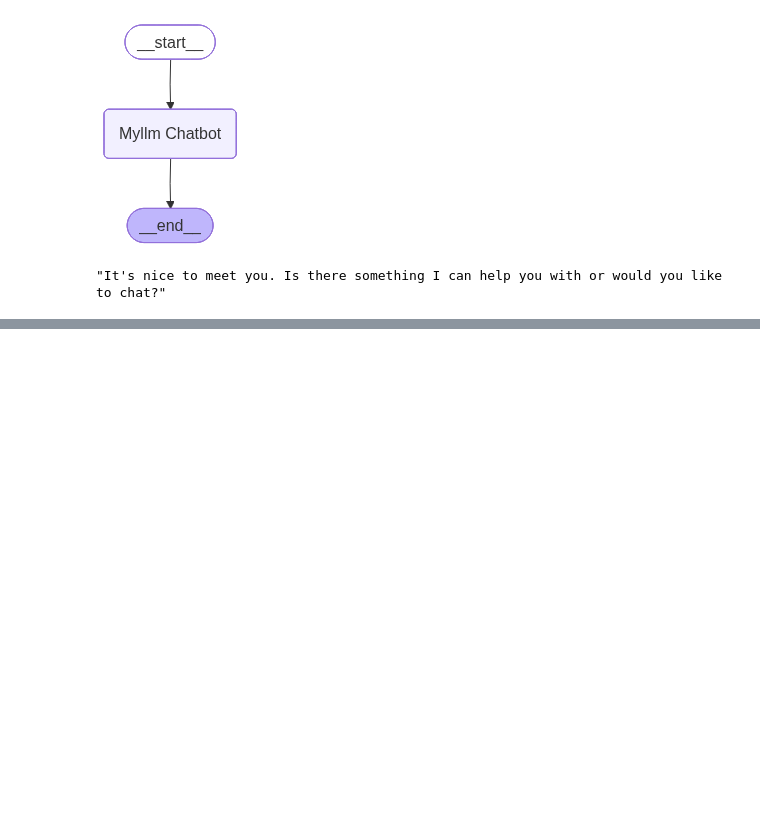
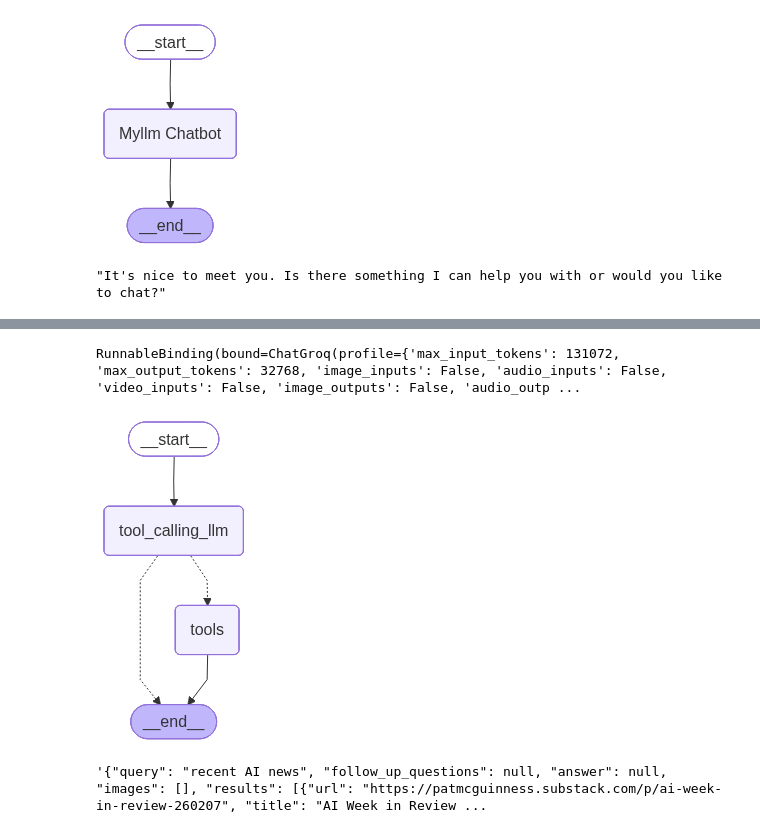
Before and after one commit to KarChikey420/LanggraphPractice, a Jupyter notebook: BasicChatbot/1-basicchatbot.ipynb, the cells around one changed output, grey strips where cells are left out. Drawn from its saved outputs; the diff is of its cells as text; code cells hidden in the pictures; blank space fills up the shorter version.

```diff
--- a/BasicChatbot/1-basicchatbot.ipynb
+++ b/BasicChatbot/1-basicchatbot.ipynb
@@ -54,0 +63,4 @@ response["messages"][-1].content
+# %%
+from langchain_tavily import TavilySearch
+tool = TavilySearch(tavily_api_key=os.getenv("TAVILY_API_KEY"), max_results=2)
+tool.invoke("what is langgraph")
@@ -54,0 +84,45 @@ response["messages"][-1].content
+# %%
+def multiply(a:int,b:int)->int:
+    """mutiply a and b
+
+    Args:
+        a (int): first int
+        b (int): second int
+
+    Returns:
+        int: output int
+    """
+    return a*b
+# %%
+tools=[tool,multiply]
+# %%
+llm_with_tools=llm.bind_tools(tools)
+# %%
+llm_with_tools
+# %% [output]
+RunnableBinding(bound=ChatGroq(profile={'max_input_tokens': 131072, 'max_output_tokens': 32768, 'image_inputs': False, 'audio_inputs': False, 'video_inputs': False, 'image_outputs': False, 'audio_outp ...
+# %%
+from langgraph.graph import StateGraph,START,END
+from langgraph.prebuilt import ToolNode
+from langgraph.prebuilt import tools_condition
+
+## Node defination
+def tool_calling_llm(state:State):
+    return {"messages":[llm_with_tools.invoke(state["messages"])]}
+
+## Graph
+builder=StateGraph(State)
+builder.add_node("tool_calling_llm",tool_calling_llm)
+builder.add_node("tools",ToolNode(tools))
+
+## build edegs
+builder.add_edge(START, "tool_calling_llm")
+builder.add_conditional_edges("tool_calling_llm",tools_condition)
+builder.add_edge("tools",END)
+
+graph=builder.compile()
+
+from IPython.display import Image,display
+display(Image(graph.get_graph().draw_mermaid_png()))
+# %% [output]
+[figure, added]
@@ -54,0 +131,4 @@ response["messages"][-1].content
+# %%
+response['messages'][-1].content
+# %% [output]
+'{"query": "recent AI news", "follow_up_questions": null, "answer": null, "images": [], "results": [{"url": "https://patmcguinness.substack.com/p/ai-week-in-review-260207", "title": "AI Week in Review ...
```
Also changed, not shown: parts of 6 cells of this notebook, 3 other files.
